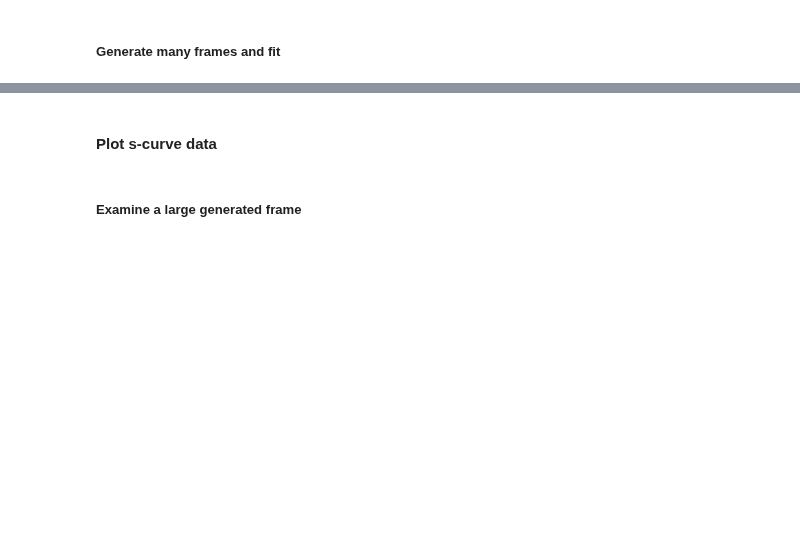
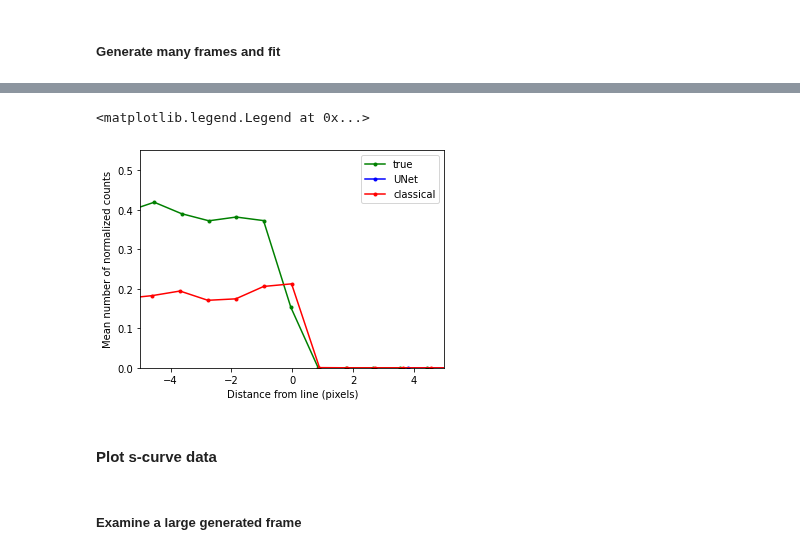
Before and after one commit to jerenner/emsim, a Jupyter notebook: emsim.ipynb, the cells around one changed output, grey strips where cells are left out. Cells and saved outputs as stored; diff of their text form; code cells hidden in the pictures; blank space fills up the shorter version.

```diff
--- a/emsim.ipynb
+++ b/emsim.ipynb
@@ -197,18 +236,21 @@ print("Total counts, unet:",np.sum(ct_unet))
 # %%
 fig = plt.figure()
 fig.set_figheight(4.0)
 fig.set_figwidth(12.0)
 
 ax1 = fig.add_subplot(121)
 #plt.plot(bcenters_frame,hdist_frame,color='black',label='frame')
 plt.plot(bcenters_label,hdist_label,'.-',color='green',label='true')
 plt.plot(bcenters_unet,hdist_unet,'.-',color='blue',label='UNet')
 plt.plot(bcenters_classical,hdist_classical,'.-',color='red',label='classical')
 plt.xlim([-5,5])
-plt.ylim([0.0,0.15])
+plt.ylim([0.0,0.55])
 plt.xlabel("Distance from line (pixels)")
 plt.ylabel("Mean number of normalized counts")
 plt.legend()
+# %% [output]
+<matplotlib.legend.Legend at 0x...>
+[figure, added]
 # %%
 # Save s-curve information.
 np.savez("scurve_edge_th08.npz", bcenters_label=bcenters_label, hdist_label=hdist_label,
```
Also changed, not shown: parts of 12 cells of this notebook, 1 other file.
